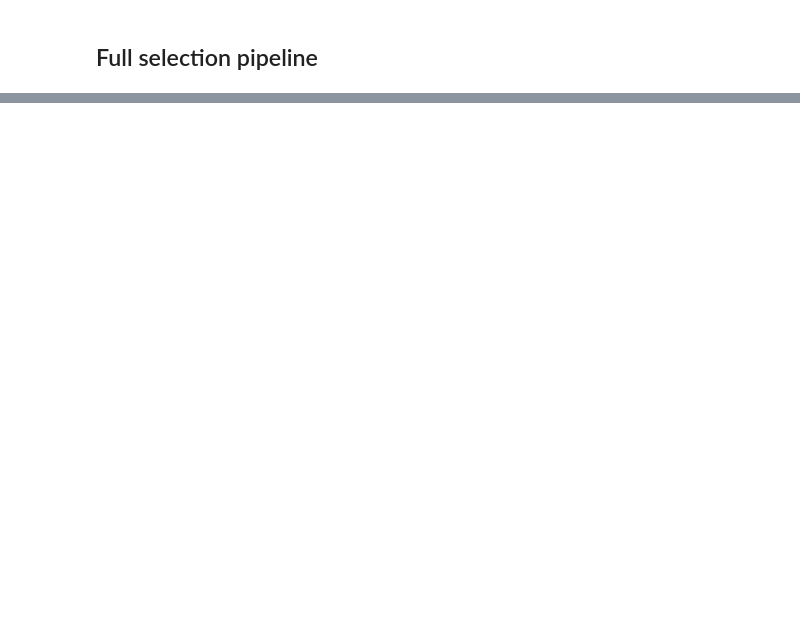
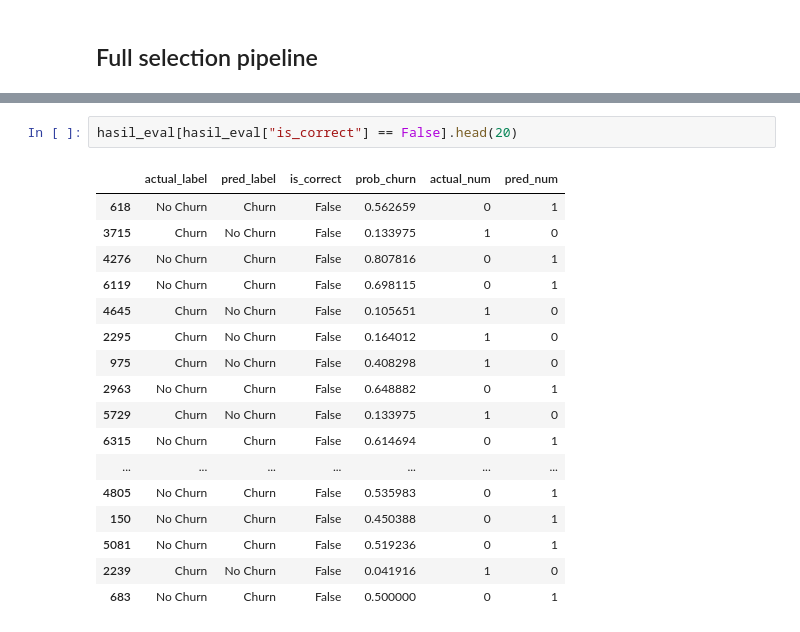
Before and after one commit to DualSynapse/customer-curn-prediction-asistant-api, a Jupyter notebook: notebooks/training/train_svc.ipynb, the cells around one changed output, grey strips where cells are left out. Saved outputs shown, nothing was run; the diff lists cells and outputs as text; blank space fills up the shorter version.

```diff
--- a/notebooks/training/train_svc.ipynb
+++ b/notebooks/training/train_svc.ipynb
@@ -266,0 +407,20 @@ Index(['tenure', 'Contract', 'PhoneService', 'MultipleLines', 'OnlineSecurity',
+# %%
+hasil_eval[hasil_eval["is_correct"] == False].head(20)
+# %% [output]
+|  | actual_label | pred_label | is_correct | prob_churn | actual_num | pred_num |
+| 618 | No Churn | Churn | False | 0.562659 | 0 | 1 |
+| 3715 | Churn | No Churn | False | 0.133975 | 1 | 0 |
+| 4276 | No Churn | Churn | False | 0.807816 | 0 | 1 |
+| 6119 | No Churn | Churn | False | 0.698115 | 0 | 1 |
+| 4645 | Churn | No Churn | False | 0.105651 | 1 | 0 |
+| 2295 | Churn | No Churn | False | 0.164012 | 1 | 0 |
+| 975 | Churn | No Churn | False | 0.408298 | 1 | 0 |
+| 2963 | No Churn | Churn | False | 0.648882 | 0 | 1 |
+| 5729 | Churn | No Churn | False | 0.133975 | 1 | 0 |
+| 6315 | No Churn | Churn | False | 0.614694 | 0 | 1 |
+| ... | ... | ... | ... | ... | ... | ... |
+| 4805 | No Churn | Churn | False | 0.535983 | 0 | 1 |
+| 150 | No Churn | Churn | False | 0.450388 | 0 | 1 |
+| 5081 | No Churn | Churn | False | 0.519236 | 0 | 1 |
+| 2239 | Churn | No Churn | False | 0.041916 | 1 | 0 |
+| 683 | No Churn | Churn | False | 0.500000 | 0 | 1 |
```
Also changed, not shown: parts of 18 cells of this notebook, 1 other file.
